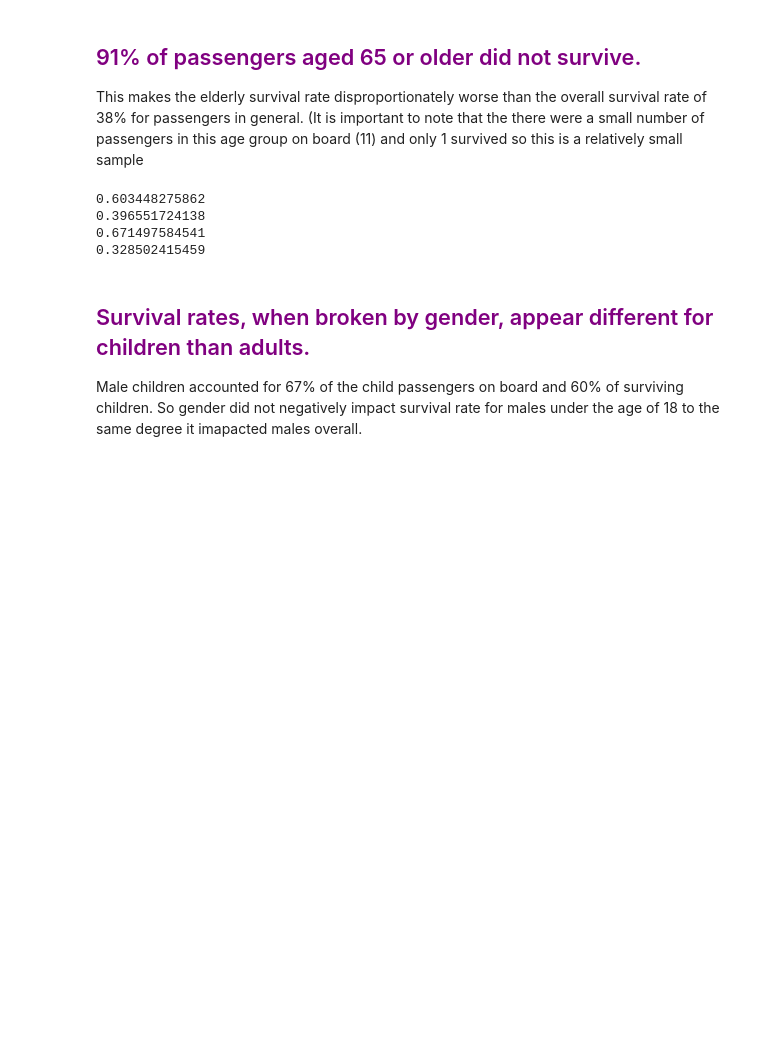
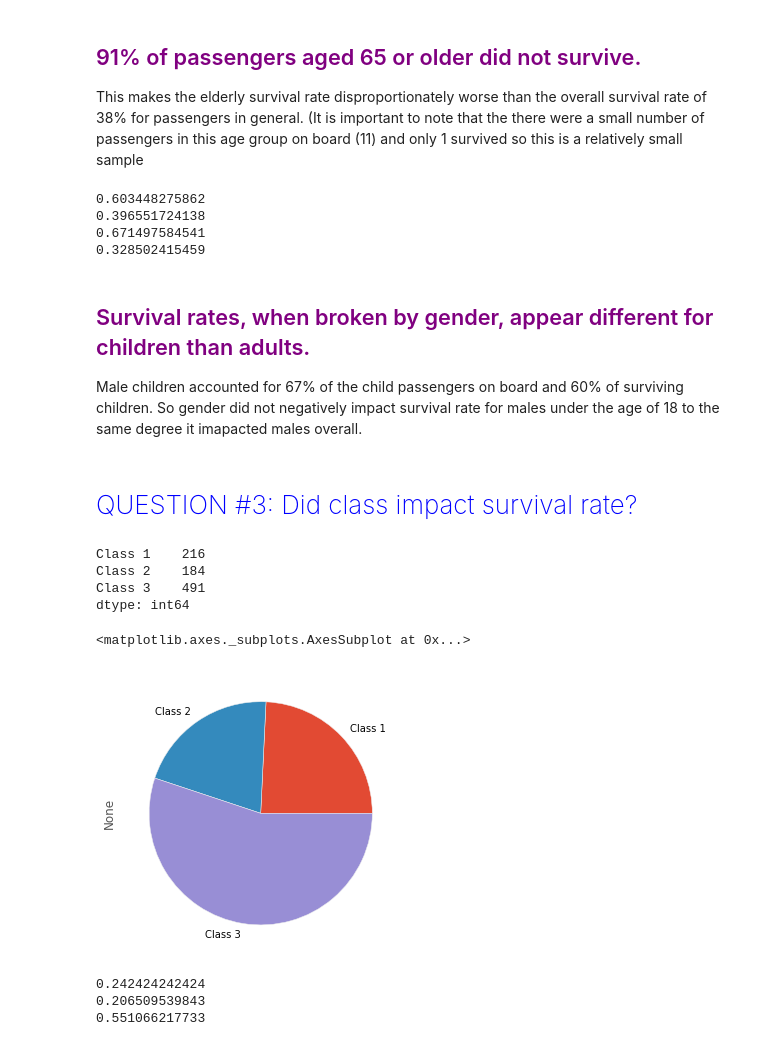
Before and after one commit to rdewolf127/Tinker-Python, a Jupyter notebook: Titanic.ipynb, the cells around one changed output. Cells and saved outputs as stored; diff of their text form; code cells hidden in the pictures; blank space fills up the shorter version.

Commit message:
Update titanic

```diff
--- a/Titanic.ipynb
+++ b/Titanic.ipynb
@@ -488,3 +502,47 @@ print float(len(passenger_child_female)) / tot_child_passenger
 0.328502415459
 # %% [markdown]
 <h2 style='color:purple;'> Survival rates, when broken by gender, appear different for children than adults.  </h2> <p>Male children accounted for 67% of the child passengers on board and 60% of surviving children.  So gender did not negatively impact survival rate for males under the age of 18 to the same degree it imapacted males overall.</p>
+# %% [markdown]
+<h1 style='font-weight:200;color:blue;'>QUESTION #3:  Did class impact survival rate?</h1>
+# %%
+#create a dataframe for each group of passengers by class
+def pass_class_df(tclass):
+    PASSENGER_CLASS = titanic[titanic['Pclass'] == tclass]
+    return PASSENGER_CLASS
+
+PASS_CLASS_1 = pass_class_df(1)
+PASS_CLASS_2 = pass_class_df(2)
+PASS_CLASS_3 = pass_class_df(3)
+# %%
+def pass_class_count(class_df):
+    Pass_Class_Total = len(class_df)
+    return Pass_Class_Total
+
+Pass_Class_1 = pass_class_count(PASS_CLASS_1)
+Pass_Class_2 = pass_class_count(PASS_CLASS_2)
+Pass_Class_3 = pass_class_count(PASS_CLASS_3)
+
+pass_class_series = pd.Series([Pass_Class_1, Pass_Class_2, Pass_Class_3], index = ['Class 1', 'Class 2', 'Class 3'])
+pass_class_series
+# %% [output]
+Class 1    216
+Class 2    184
+Class 3    491
+dtype: int64
+# %%
+pass_class_series.plot.pie(figsize=(5,5))
+# %% [output]
+<matplotlib.axes._subplots.AxesSubplot at 0x...>
+[figure, added]
+# %%
+Class_1_Dist = float(Pass_Class_1) / sum(pass_class_series)
+Class_2_Dist = float(Pass_Class_2) / sum(pass_class_series)
+Class_3_Dist = float(Pass_Class_3) / sum(pass_class_series)
+
+print Class_1_Dist
+print Class_2_Dist
+print Class_3_Dist
+# %% [output]
+0.242424242424
+0.206509539843
+0.551066217733
```
Also changed, not shown: parts of 24 cells of this notebook.
